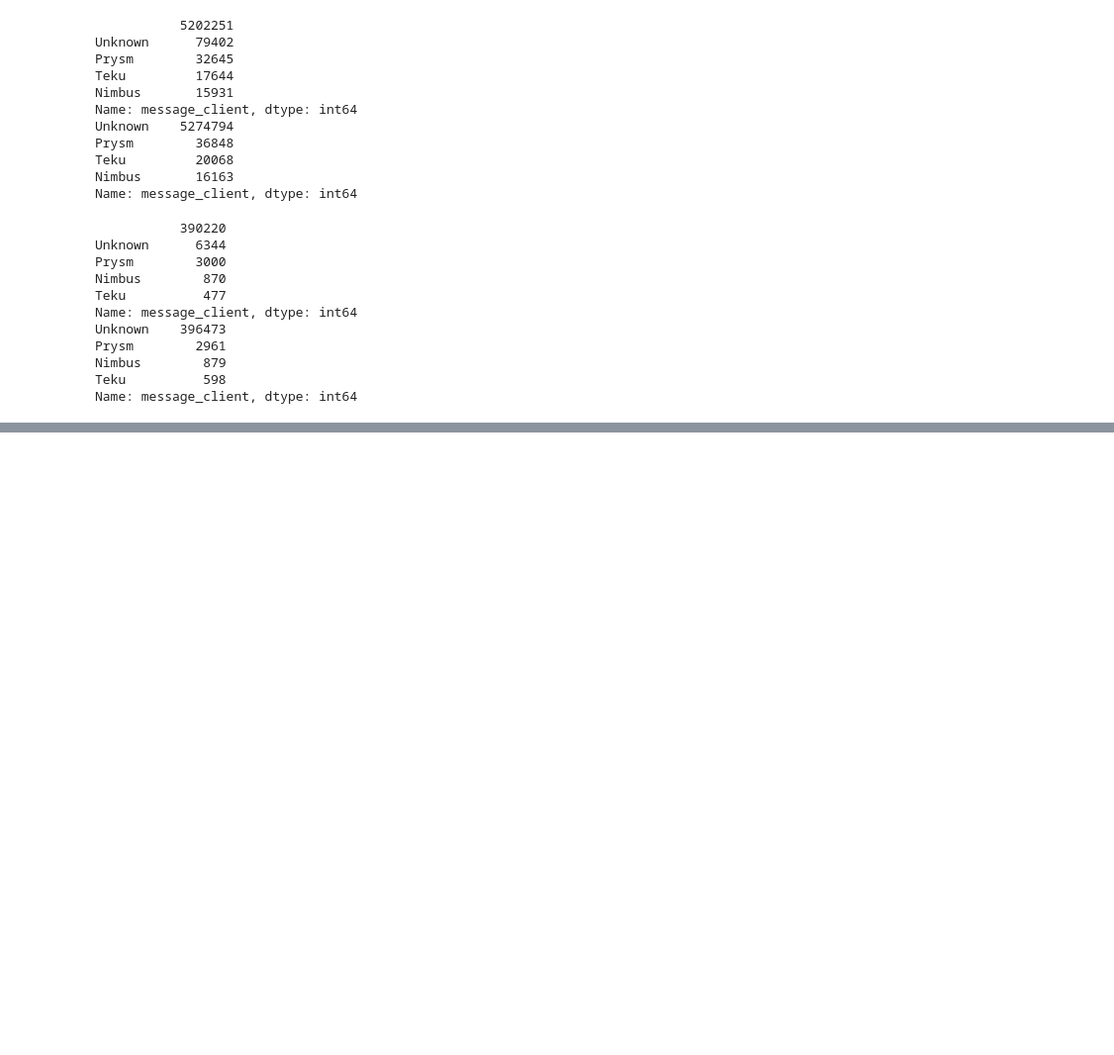
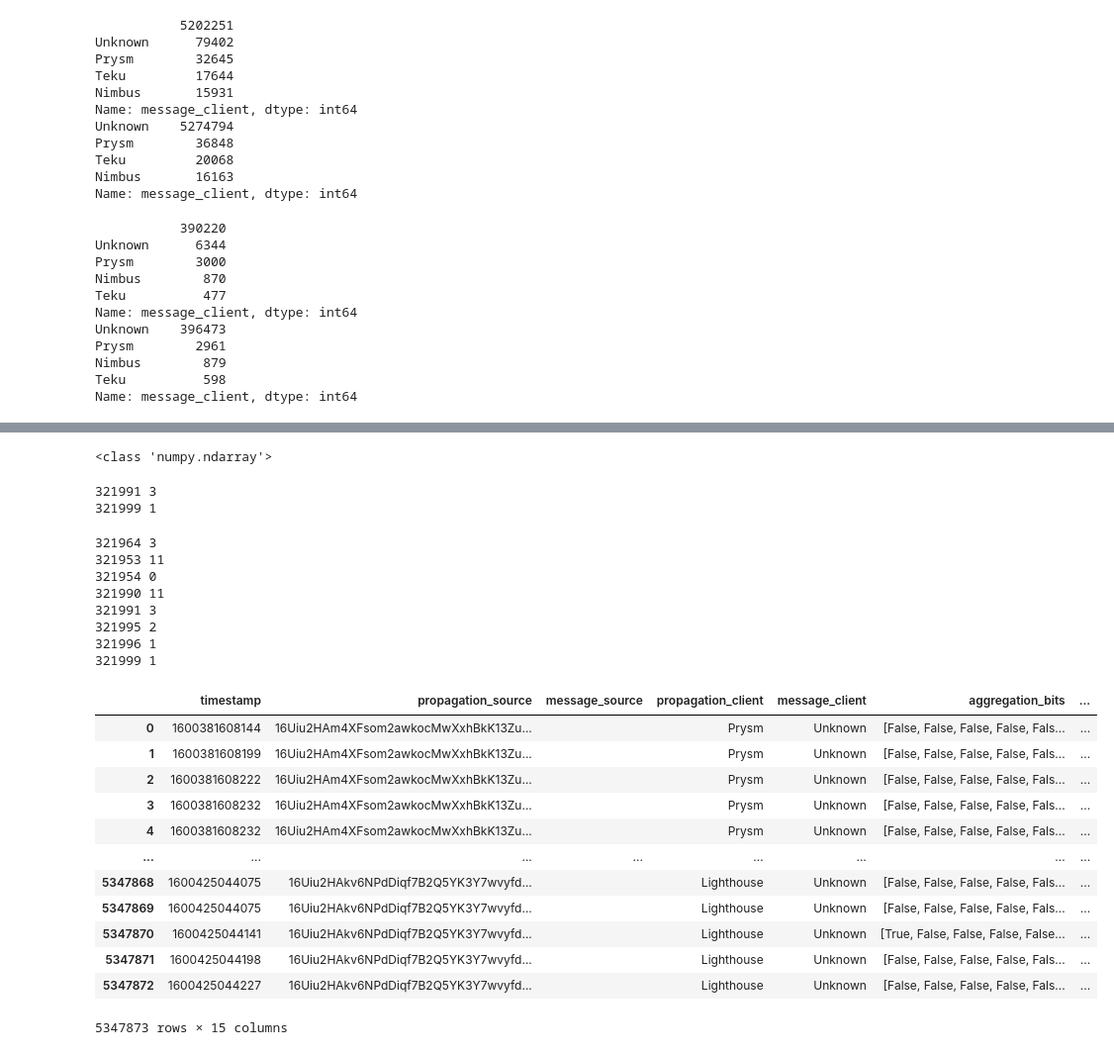
Before and after one commit to pawanjay176/eth2-scripts, a Jupyter notebook: cleaning.ipynb, the cells around one changed output, grey strips where cells are left out. Shown at 99% size. Cells and saved outputs as stored; diff of their text form; code cells hidden in the pictures; blank space fills up the shorter version.

```diff
--- a/cleaning.ipynb
+++ b/cleaning.ipynb
@@ -86,0 +95,11 @@ Name: message_client, dtype: int64
+# %%
+from remerkleable.bitfields import Bitlist
+
+# Convert hex to bitlist
+def hex_to_bitlist(s):
+    return np.array(Bitlist[2048].decode_bytes(bytes.fromhex(s)))
+# %%
+unique_bits = {k: hex_to_bitlist(k) for k in df_attestations['aggregation_bits'].unique()}
+print(len(unique_bits))
+df_attestations['aggregation_bits'] = df_attestations.aggregation_bits.apply(lambda x: unique_bits[x])
+df_attestations.head()
@@ -86,0 +127,55 @@ Name: message_client, dtype: int64
+# %%
+import json
+
+with open("com1.json", 'r') as f:
+    coms = json.load(f)
+
+for slot in coms.keys():
+    a = [np.array(i) for i in coms[slot]]
+    coms[slot] = a
+
+print(type(coms[str(319585)][0]))
+# %% [output]
+<class 'numpy.ndarray'>
+# %%
+def get_validators(row):
+    slot = row['slot']
+    index = row['index']
+    agg = row.aggregation_bits
+    a = coms[str(slot)][index]
+    try:
+        return a[agg]
+    except:
+        print(slot, index)
+        return ""
+
+df_aggregates['validators'] = df_aggregates.apply(lambda row: get_validators(row), axis=1)
+df_aggregates
+# %% [output]
+321991 3
+321999 1
+# %%
+df_attestations['validators'] = df_attestations.apply(lambda row: get_validators(row), axis=1)
+df_attestations
+# %% [output]
+321964 3
+321953 11
+321954 0
+321990 11
+321991 3
+321995 2
+321996 1
+321999 1
+|  | timestamp | propagation_source | message_source | propagation_client | message_client | aggregation_bits | ... |
+| 0 | 1600381608144 | 16Uiu2HAm4XFsom2awkocMwXxhBkK13Zu... |  | Prysm | Unknown | [False, False, False, False, Fals... | ... |
+| 1 | 1600381608199 | 16Uiu2HAm4XFsom2awkocMwXxhBkK13Zu... |  | Prysm | Unknown | [False, False, False, False, Fals... | ... |
+| 2 | 1600381608222 | 16Uiu2HAm4XFsom2awkocMwXxhBkK13Zu... |  | Prysm | Unknown | [False, False, False, False, Fals... | ... |
+| 3 | 1600381608232 | 16Uiu2HAm4XFsom2awkocMwXxhBkK13Zu... |  | Prysm | Unknown | [False, False, False, False, Fals... | ... |
+| 4 | 1600381608232 | 16Uiu2HAm4XFsom2awkocMwXxhBkK13Zu... |  | Prysm | Unknown | [False, False, False, False, Fals... | ... |
+| ... | ... | ... | ... | ... | ... | ... | ... |
+| 5347868 | 1600425044075 | 16Uiu2HAkv6NPdDiqf7B2Q5YK3Y7wvyfd... |  | Lighthouse | Unknown | [False, False, False, False, Fals... | ... |
+| 5347869 | 1600425044075 | 16Uiu2HAkv6NPdDiqf7B2Q5YK3Y7wvyfd... |  | Lighthouse | Unknown | [False, False, False, False, Fals... | ... |
+| 5347870 | 1600425044141 | 16Uiu2HAkv6NPdDiqf7B2Q5YK3Y7wvyfd... |  | Lighthouse | Unknown | [True, False, False, False, False... | ... |
+| 5347871 | 1600425044198 | 16Uiu2HAkv6NPdDiqf7B2Q5YK3Y7wvyfd... |  | Lighthouse | Unknown | [False, False, False, False, Fals... | ... |
+| 5347872 | 1600425044227 | 16Uiu2HAkv6NPdDiqf7B2Q5YK3Y7wvyfd... |  | Lighthouse | Unknown | [False, False, False, False, Fals... | ... |
+5347873 rows × 15 columns
```
Also changed, not shown: parts of 7 cells of this notebook, 2 other files.
